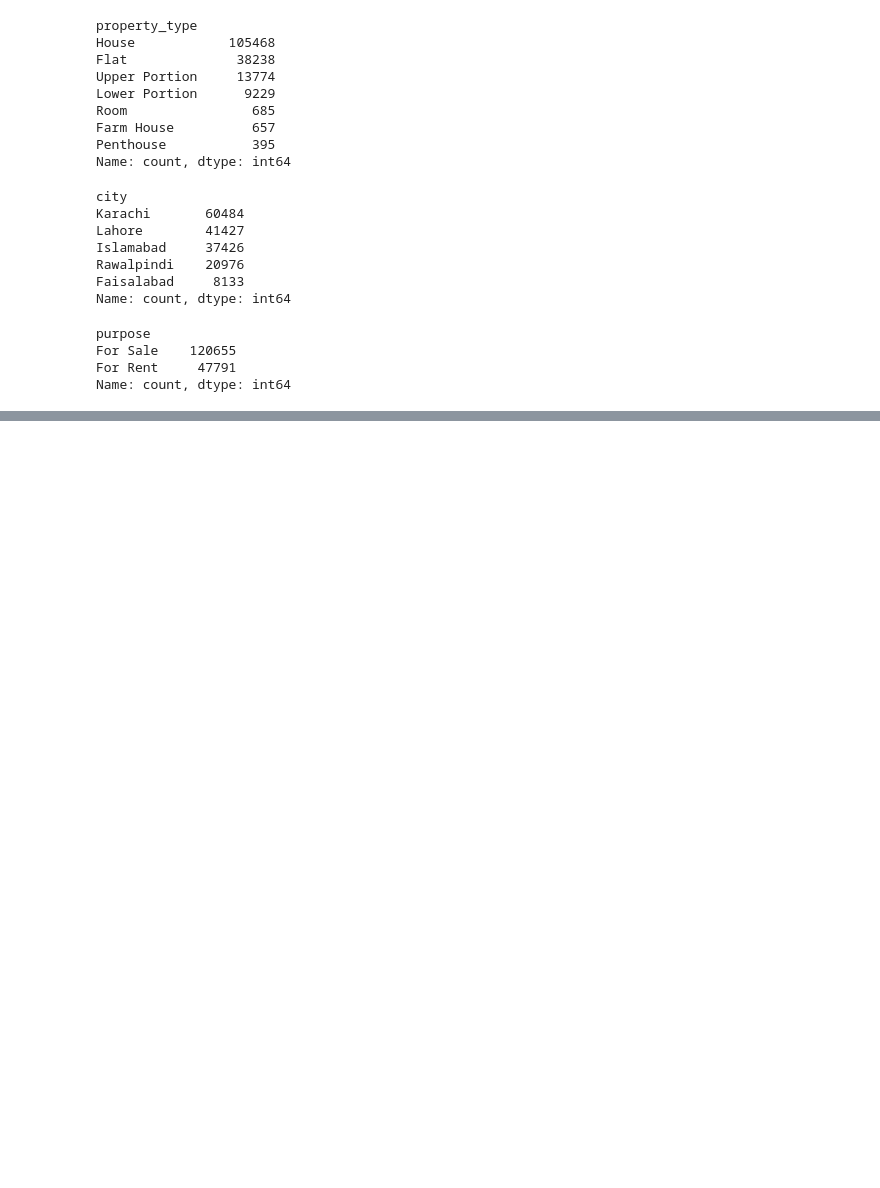
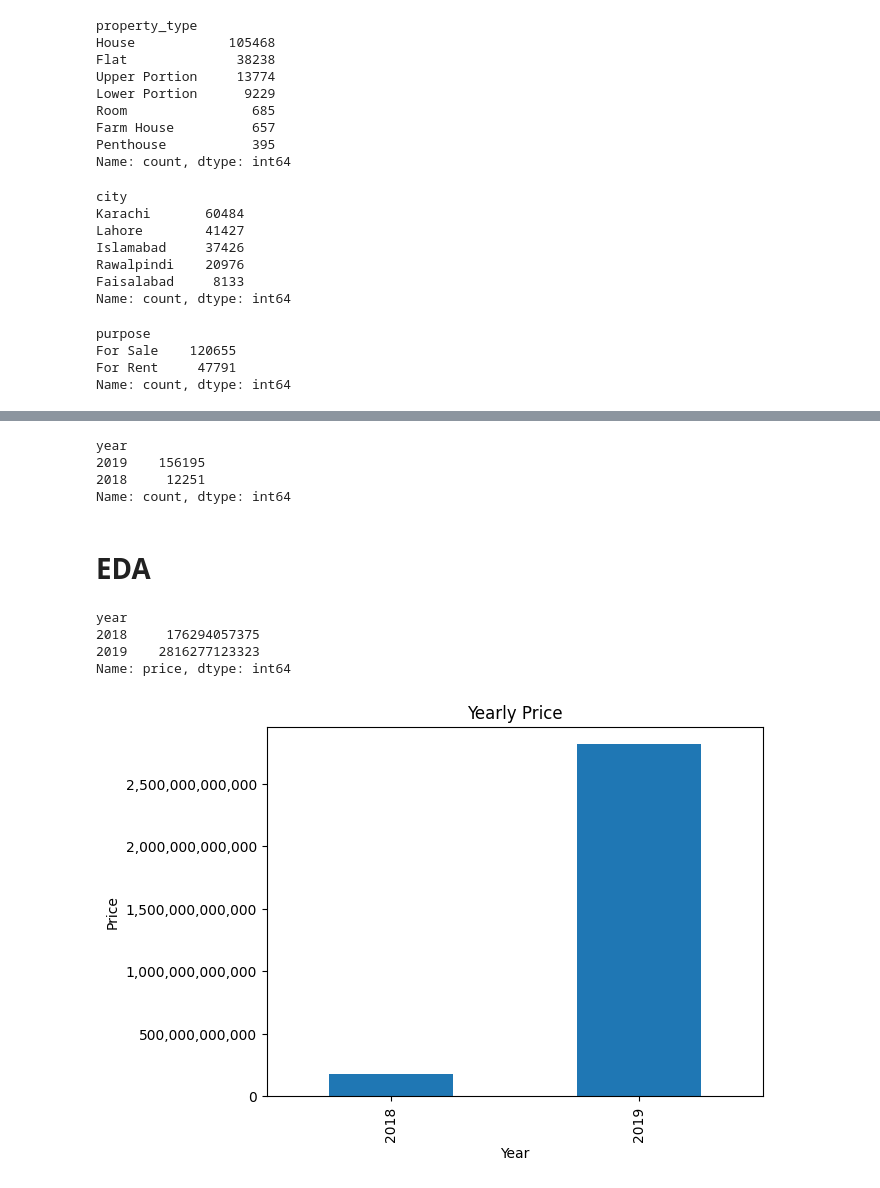
Before and after one commit to MuhammadUmerKhan/Python_Files, a Jupyter notebook: All Files/ML/Pakistan House Price Prediction/Pakistan House Price Prediction.ipynb, the cells around one changed output, grey strips where cells are left out. Drawn from its saved outputs; the diff is of its cells as text; code cells hidden in the pictures; blank space fills up the shorter version.

```diff
--- a/All Files/ML/Pakistan House Price Prediction/Pakistan House Price Prediction.ipynb
+++ b/All Files/ML/Pakistan House Price Prediction/Pakistan House Price Prediction.ipynb
@@ -94,0 +108,35 @@ Name: count, dtype: int64
+# %%
+data['date_added'] = pd.to_datetime(data['date_added'], format='%m/%d/%Y')
+# %%
+data['year'] = data['date_added'].dt.year
+# %%
+data.drop(columns='date_added', inplace=True)
+# %%
+data['year'].value_counts()
+# %% [output]
+year
+2019    156195
+2018     12251
+Name: count, dtype: int64
+# %% [markdown]
+# EDA
+# %%
+yearly_price = data.groupby('year')['price'].sum()
+yearly_price
+# %% [output]
+year
+2018     176294057375
+2019    2816277123323
+Name: price, dtype: int64
+# %%
+fig, ax = plt.subplots()
+yearly_price.plot(kind='bar', ax=ax)
+ax.get_yaxis().set_major_formatter(
+    plt.FuncFormatter(lambda x, loc: "{:,}".format(int(x)))
+)
+ax.set_ylabel('Price')
+ax.set_xlabel('Year')
+ax.set_title('Yearly Price')
+plt.show()
+# %% [output]
+[figure, added]
```
Also changed, not shown: parts of 15 cells of this notebook.
